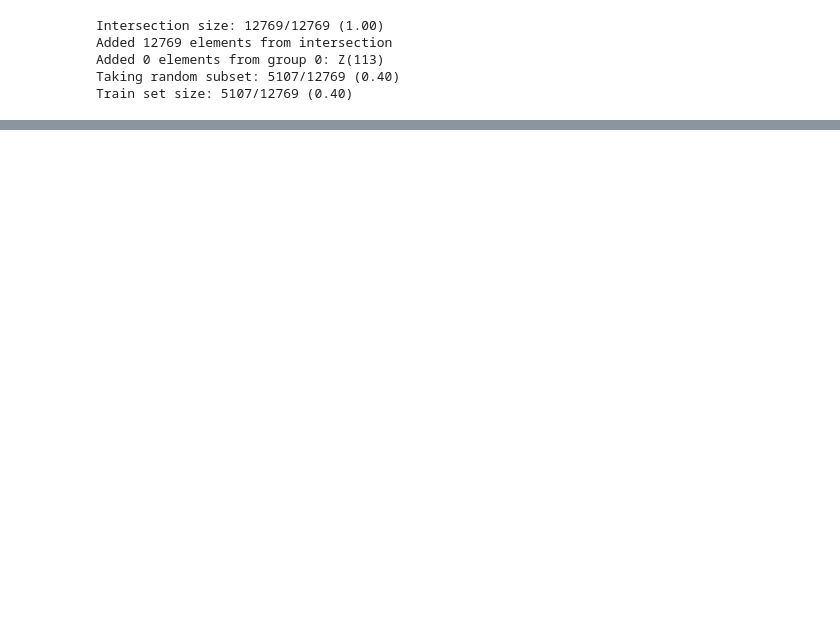
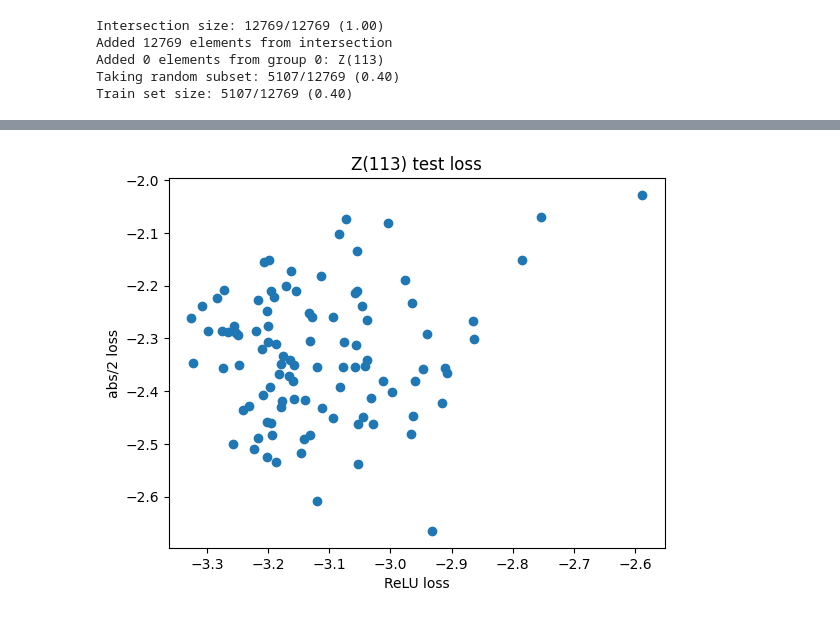
Before and after one commit to LouisYRYJ/Finite-groups, a Jupyter notebook: notebooks/absolute.ipynb, the cells around one changed output, grey strips where cells are left out. Drawn from its saved outputs; the diff is of its cells as text; code cells hidden in the pictures; blank space fills up the shorter version.

```diff
--- a/notebooks/absolute.ipynb
+++ b/notebooks/absolute.ipynb
@@ -77,0 +83,8 @@ px.histogram(sq_loss_dict['G0_loss'].log().tolist())
+# %%
+plt.scatter(loss_dict['G0_loss'].log().tolist(), abs2_loss_dict['G0_loss'].log().tolist())
+plt.title('Z(113) test loss')
+plt.xlabel('ReLU loss')
+plt.ylabel('abs/2 loss')
+plt.show()
+# %% [output]
+[figure, added]
```
Also changed, not shown: parts of 6 cells of this notebook, 4 other files.
